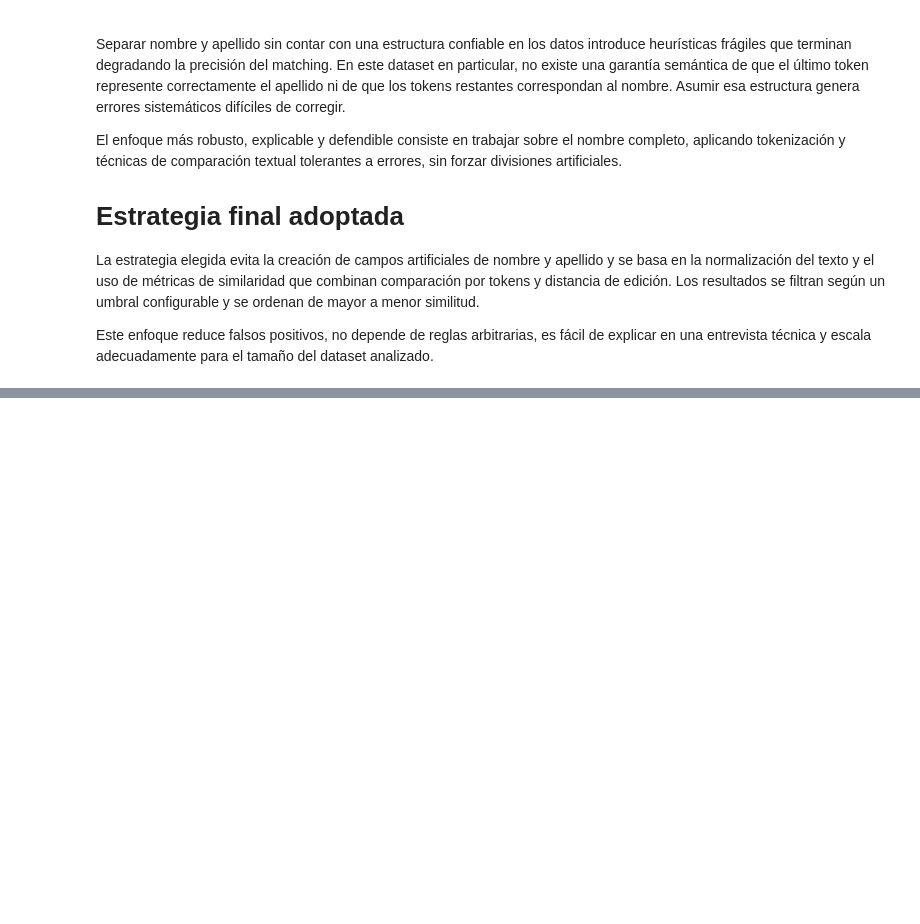
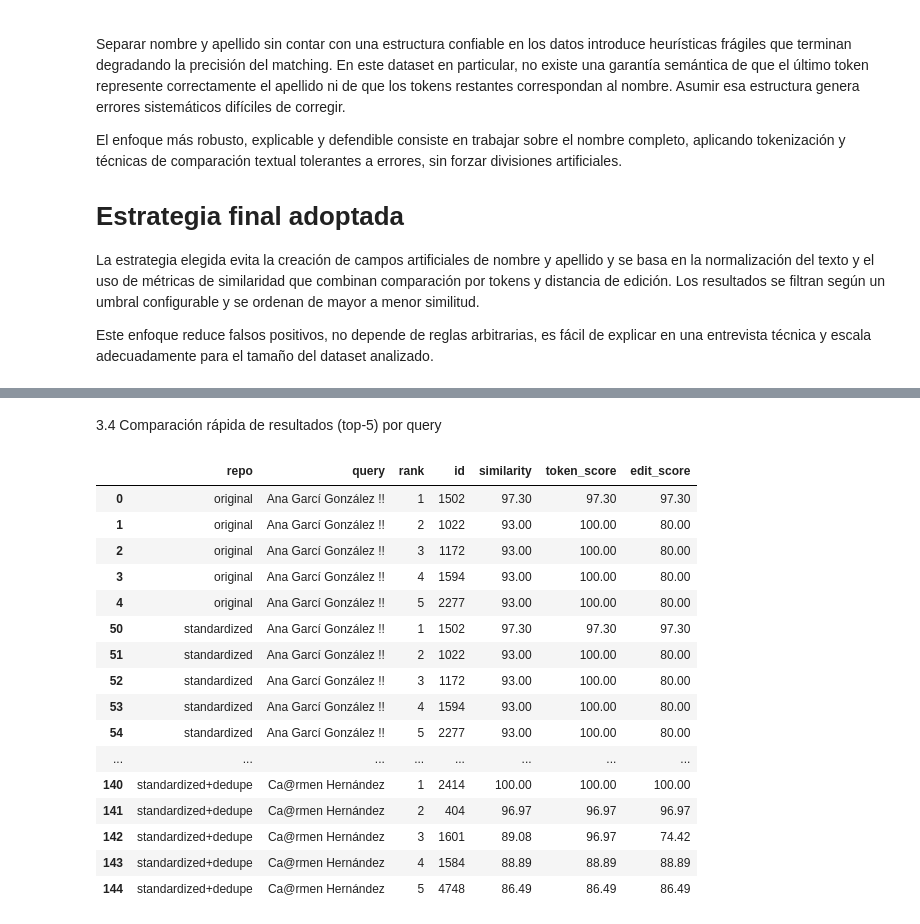
Before and after one commit to pedro-bonafe/api_meli_challenge, a Jupyter notebook: code/data_analisis.ipynb, the cells around one changed output, grey strips where cells are left out. Drawn from its saved outputs; the diff is of its cells as text; code cells hidden in the pictures; blank space fills up the shorter version.

```diff
--- a/code/data_analisis.ipynb
+++ b/code/data_analisis.ipynb
@@ -201,0 +646,17 @@ Este enfoque reduce falsos positivos, no depende de reglas arbitrarias, es fáci
+# %%
+ids_all = df_std["ID"].tolist()
+
+# A) "Original" (normalizo desde Full Name)
+repo_original_norm = df["Full Name"].astype(str).map(normalize_strict).tolist()
+
+# B) "Standardized" (ya trae name_strict)
+repo_standardized_norm = df_std["name_strict"].tolist()
+
+# C) "Standardized + dedupe" (menos comparaciones)
+df_dedup = df_std[~df_std["is_strict_dup"]].copy()
+ids_dedup = df_dedup["ID"].tolist()
+repo_dedup_norm = df_dedup["name_strict"].tolist()
+
+print("repo_original:", len(ids_all))
+print("repo_standardized:", len(ids_all))
+print("repo_dedup:", len(ids_dedup))
@@ -201,0 +708,44 @@ Este enfoque reduce falsos positivos, no depende de reglas arbitrarias, es fáci
+# %% [markdown]
+3.4 Comparación rápida de resultados (top-5) por query
+# %%
+def topk_table(repo_name, repo_ids, repo_norm_names):
+    rows = []
+    for q in queries_noisy:
+        hits = match_against_repo(q, repo_ids, repo_norm_names, threshold=70, limit=5, w_token=0.65)
+        for rank, (id_, s, t, e) in enumerate(hits, start=1):
+            rows.append({
+                "repo": repo_name,
+                "query": q,
+                "rank": rank,
+                "id": int(id_),
+                "similarity": round(s, 2),
+                "token_score": round(t, 2),
+                "edit_score": round(e, 2),
+            })
+    return pd.DataFrame(rows)
+
+out = pd.concat([
+    topk_table("original", ids_all, repo_original_norm),
+    topk_table("standardized", ids_all, repo_standardized_norm),
+    topk_table("standardized+dedupe", ids_dedup, repo_dedup_norm),
+], ignore_index=True)
+
+out.sort_values(["query", "repo", "rank"]).head(30)
+# %% [output]
+|  | repo | query | rank | id | similarity | token_score | edit_score |
+| 0 | original | Ana Garcí González !! | 1 | 1502 | 97.30 | 97.30 | 97.30 |
+| 1 | original | Ana Garcí González !! | 2 | 1022 | 93.00 | 100.00 | 80.00 |
+| 2 | original | Ana Garcí González !! | 3 | 1172 | 93.00 | 100.00 | 80.00 |
+| 3 | original | Ana Garcí González !! | 4 | 1594 | 93.00 | 100.00 | 80.00 |
+| 4 | original | Ana Garcí González !! | 5 | 2277 | 93.00 | 100.00 | 80.00 |
+| 50 | standardized | Ana Garcí González !! | 1 | 1502 | 97.30 | 97.30 | 97.30 |
+| 51 | standardized | Ana Garcí González !! | 2 | 1022 | 93.00 | 100.00 | 80.00 |
+| 52 | standardized | Ana Garcí González !! | 3 | 1172 | 93.00 | 100.00 | 80.00 |
+| 53 | standardized | Ana Garcí González !! | 4 | 1594 | 93.00 | 100.00 | 80.00 |
+| 54 | standardized | Ana Garcí González !! | 5 | 2277 | 93.00 | 100.00 | 80.00 |
+| ... | ... | ... | ... | ... | ... | ... | ... |
+| 140 | standardized+dedupe | Ca@rmen Hernández | 1 | 2414 | 100.00 | 100.00 | 100.00 |
+| 141 | standardized+dedupe | Ca@rmen Hernández | 2 | 404 | 96.97 | 96.97 | 96.97 |
+| 142 | standardized+dedupe | Ca@rmen Hernández | 3 | 1601 | 89.08 | 96.97 | 74.42 |
+| 143 | standardized+dedupe | Ca@rmen Hernández | 4 | 1584 | 88.89 | 88.89 | 88.89 |
+| 144 | standardized+dedupe | Ca@rmen Hernández | 5 | 4748 | 86.49 | 86.49 | 86.49 |
```
Also changed, not shown: parts of 38 cells of this notebook, 1 other file.
